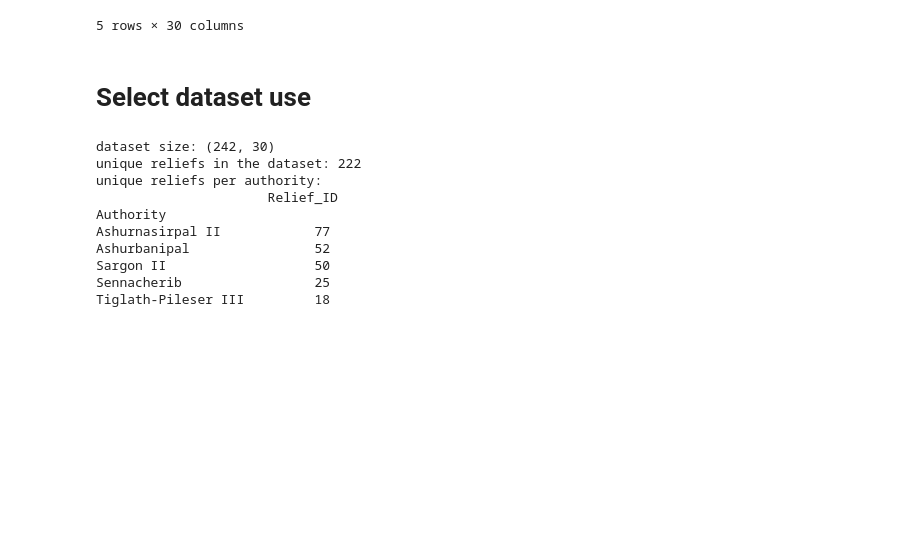
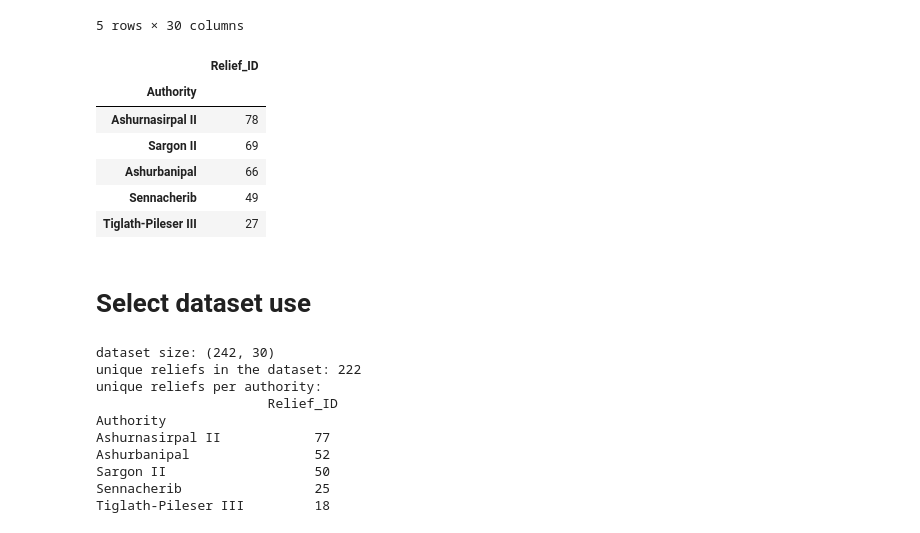
Before and after one commit to chendwend/thesis-assyrian-relief, a Jupyter notebook: notebooks/02_splitting.ipynb, the cells around one changed output. Drawn from its saved outputs; the diff is of its cells as text; code cells hidden in the pictures; blank space fills up the shorter version.

```diff
--- a/notebooks/02_splitting.ipynb
+++ b/notebooks/02_splitting.ipynb
@@ -39,6 +39,18 @@ df_full.head()
 | 3 | https://www.britishmuseum.org/col... | BM 118820 | BM | Sargon II | 1.0 | extended_train | 1.0 | A | ... |
 | 4 | https://www.britishmuseum.org/col... | BM 118822 | BM | Sargon II | 0.0 | core_train | 1.0 | B | ... |
 5 rows × 30 columns
+# %%
+df = df_full.query("style_analysis_use == 'core_train' or style_analysis_use == 'extended_train'")
+# %%
+df[["Relief_ID", "Authority"]].groupby("Authority").count().sort_values(by="Relief_ID", ascending=False)
+# %% [output]
+|  | Relief_ID |
+| Authority |  |
+| Ashurnasirpal II | 78 |
+| Sargon II | 69 |
+| Ashurbanipal | 66 |
+| Sennacherib | 49 |
+| Tiglath-Pileser III | 27 |
 # %% [markdown]
 # Select dataset use
 # %%
```
Also changed, not shown: parts of 8 cells of this notebook, 47 other files.
